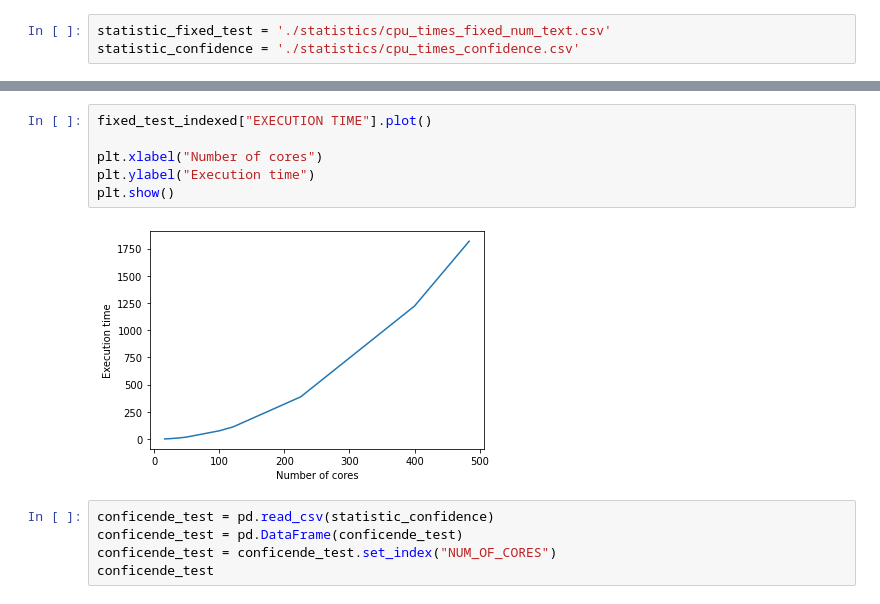
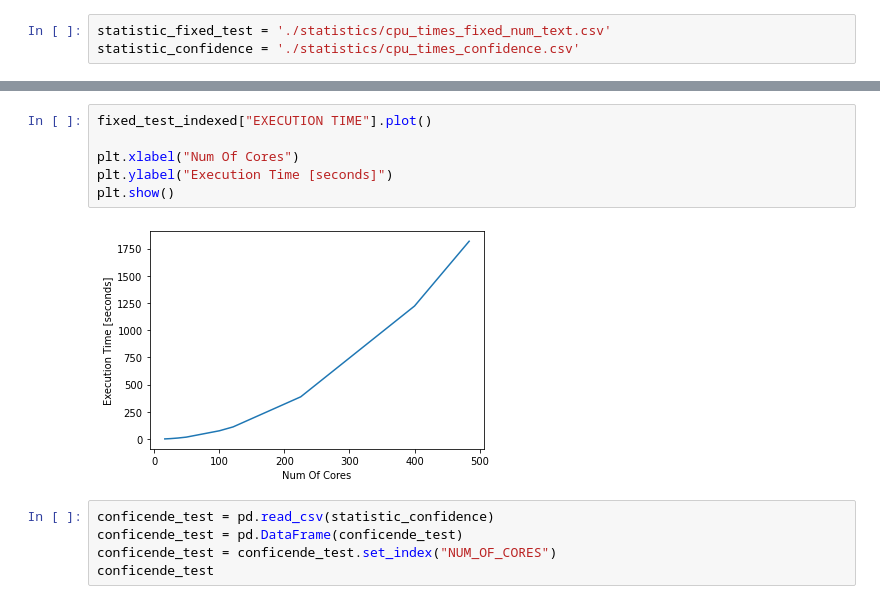
Before and after one commit to D4De/caliper-gpu, a Jupyter notebook: sequential_profile.ipynb, the cells around one changed output, grey strips where cells are left out. Cells and saved outputs as stored; diff of their text form.

```diff
--- a/sequential_profile.ipynb
+++ b/sequential_profile.ipynb
@@ -46,11 +46,11 @@ fixed_test_indexed
 # %%
 fixed_test_indexed["EXECUTION TIME"].plot()
 
-plt.xlabel("Number of cores")
-plt.ylabel("Execution time")
+plt.xlabel("Num Of Cores")
+plt.ylabel("Execution Time [seconds]")
 plt.show()
 # %% [output]
-[figure, old version]
+[figure, new version]
 # %%
 conficende_test = pd.read_csv(statistic_confidence)
 conficende_test = pd.DataFrame(conficende_test)
```
Also changed, not shown: parts of 4 cells of this notebook, 18 other files.
